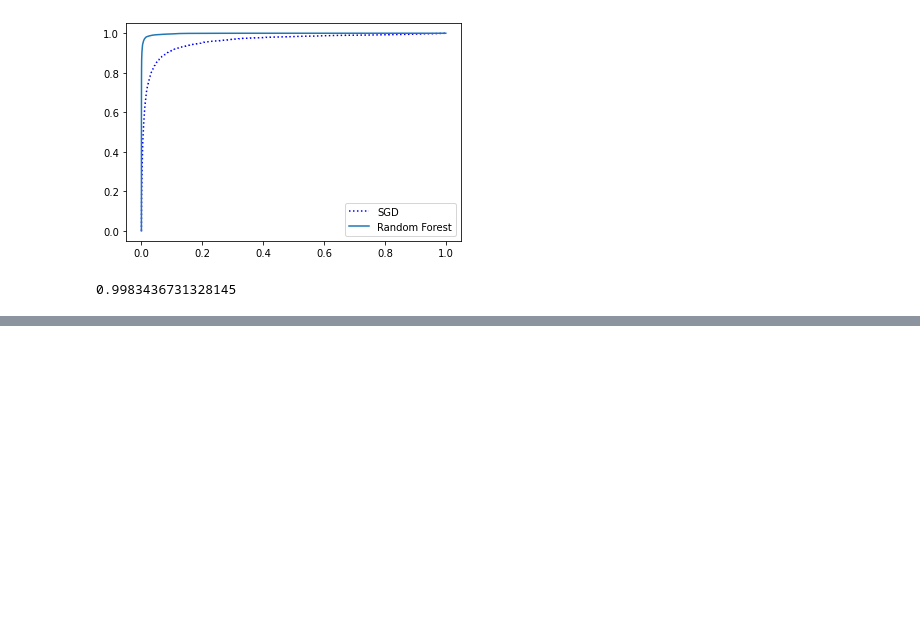
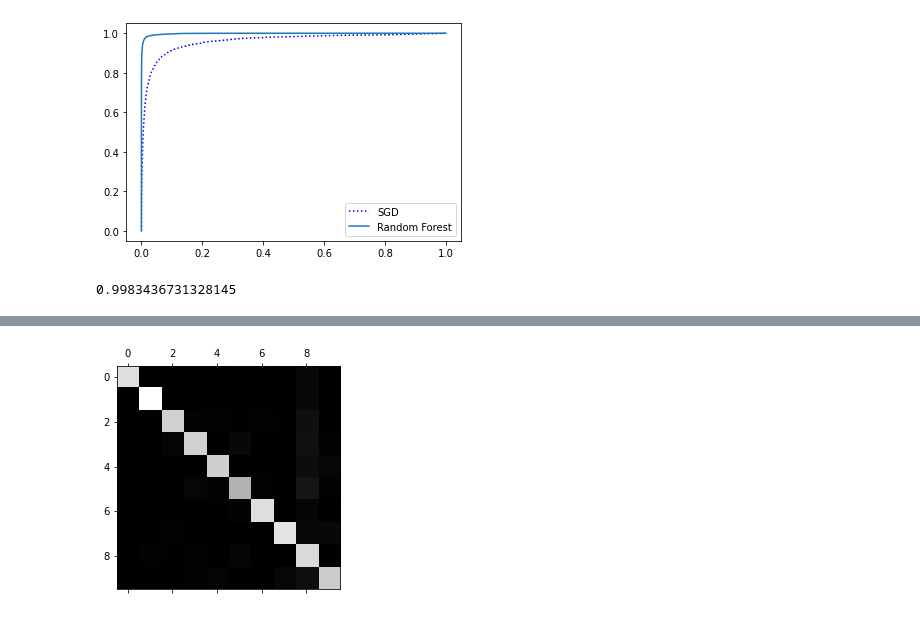
Before and after one commit to ITS-PLAY/deep_learning_algo, a Jupyter notebook: 第三章分类.ipynb, the cells around one changed output, grey strips where cells are left out. Cells and saved outputs as stored; diff of their text form; code cells hidden in the pictures; blank space fills up the shorter version.

```diff
--- a/第三章分类.ipynb
+++ b/第三章分类.ipynb
@@ -185,0 +188,5 @@ roc_auc_score(y_train_5,y_scores_forest)
+# %%
+from sklearn.svm import SVC
+svm_clf = SVC()
+svm_clf.fit(X_train_2D, y_train)
+svm_clf.predict([some_digit])
@@ -185,0 +207,5 @@ roc_auc_score(y_train_5,y_scores_forest)
+# %%
+from sklearn.multiclass import OneVsRestClassifier
+ovr_clf = OneVsRestClassifier(SVC())
+ovr_clf.fit(X_train_2D, y_train)
+ovr_clf.predict([some_digit])
@@ -185,0 +222,5 @@ roc_auc_score(y_train_5,y_scores_forest)
+# %%
+##对输入进行标准化缩放
+from sklearn.preprocessing import StandardScaler
+scaler = StandardScaler()
+X_train_scaled = scaler.fit_transform(X_train_2D.astype(float64))
@@ -185,0 +233,4 @@ roc_auc_score(y_train_5,y_scores_forest)
+# %%
+y_train_pred = cross_val_predict(sgd_clf, X_train_scaled, y_train, cv=3)
+conf_mx = confusion_matrix(y_train, y_train_pred)
+conf_mx
@@ -185,0 +249,5 @@ roc_auc_score(y_train_5,y_scores_forest)
+# %%
+plt.matshow(conf_mx, cmap=plt.cm.gray)
+plt.show()
+# %% [output]
+[figure, added]
```
Also changed, not shown: parts of 17 cells of this notebook, 1 other file.
